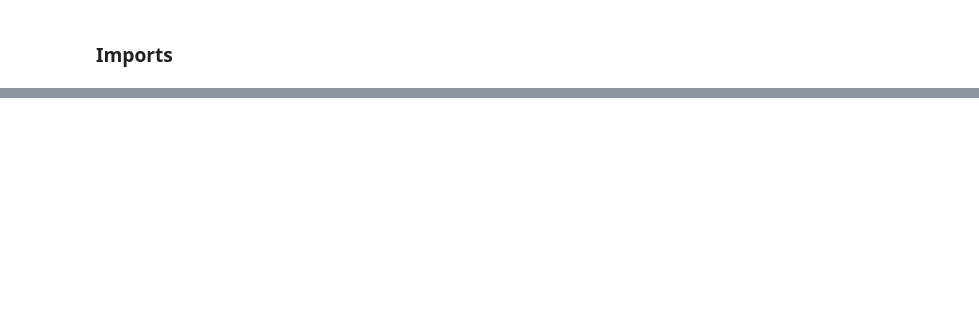
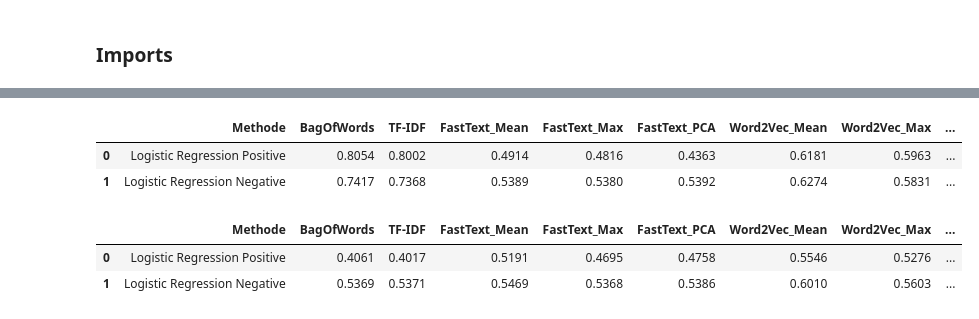
Before and after one commit to richdanis/ML4H, a Jupyter notebook: Project 2/Part_1 copy.ipynb, the cells around one changed output, grey strips where cells are left out. Saved outputs shown, nothing was run; the diff lists cells and outputs as text; code cells hidden in the pictures; blank space fills up the shorter version.

```diff
--- a/Project 2/Part_1 copy.ipynb
+++ b/Project 2/Part_1 copy.ipynb
@@ -266,0 +20,12 @@ plt.show()
+# %%
+log_reg_class
+# %% [output]
+|  | Methode | BagOfWords | TF-IDF | FastText_Mean | FastText_Max | FastText_PCA | Word2Vec_Mean | Word2Vec_Max | ... |
+| 0 | Logistic Regression Positive | 0.8054 | 0.8002 | 0.4914 | 0.4816 | 0.4363 | 0.6181 | 0.5963 | ... |
+| 1 | Logistic Regression Negative | 0.7417 | 0.7368 | 0.5389 | 0.5380 | 0.5392 | 0.6274 | 0.5831 | ... |
+# %%
+knn_class
+# %% [output]
+|  | Methode | BagOfWords | TF-IDF | FastText_Mean | FastText_Max | FastText_PCA | Word2Vec_Mean | Word2Vec_Max | ... |
+| 0 | Logistic Regression Positive | 0.4061 | 0.4017 | 0.5191 | 0.4695 | 0.4758 | 0.5546 | 0.5276 | ... |
+| 1 | Logistic Regression Negative | 0.5369 | 0.5371 | 0.5469 | 0.5368 | 0.5386 | 0.6010 | 0.5603 | ... |
```
Also changed, not shown: parts of 36 cells of this notebook, 9 other files.
